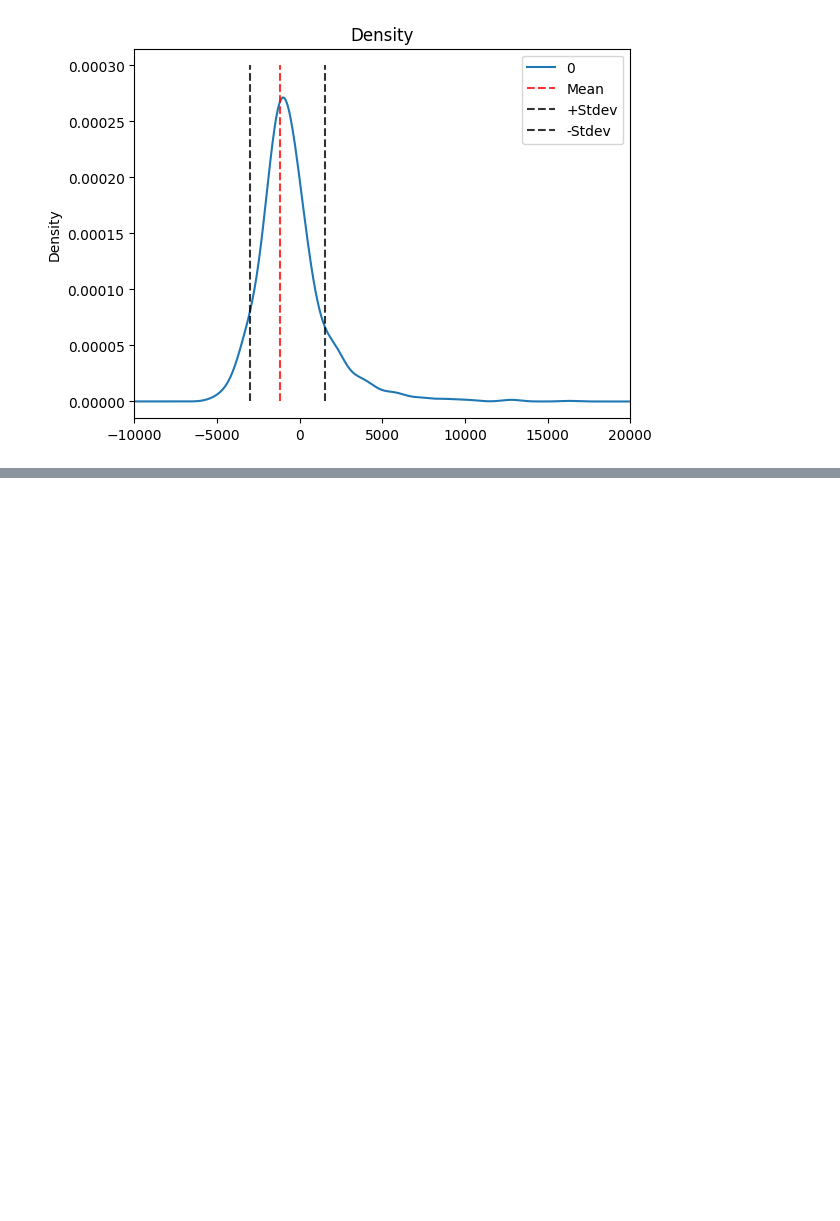
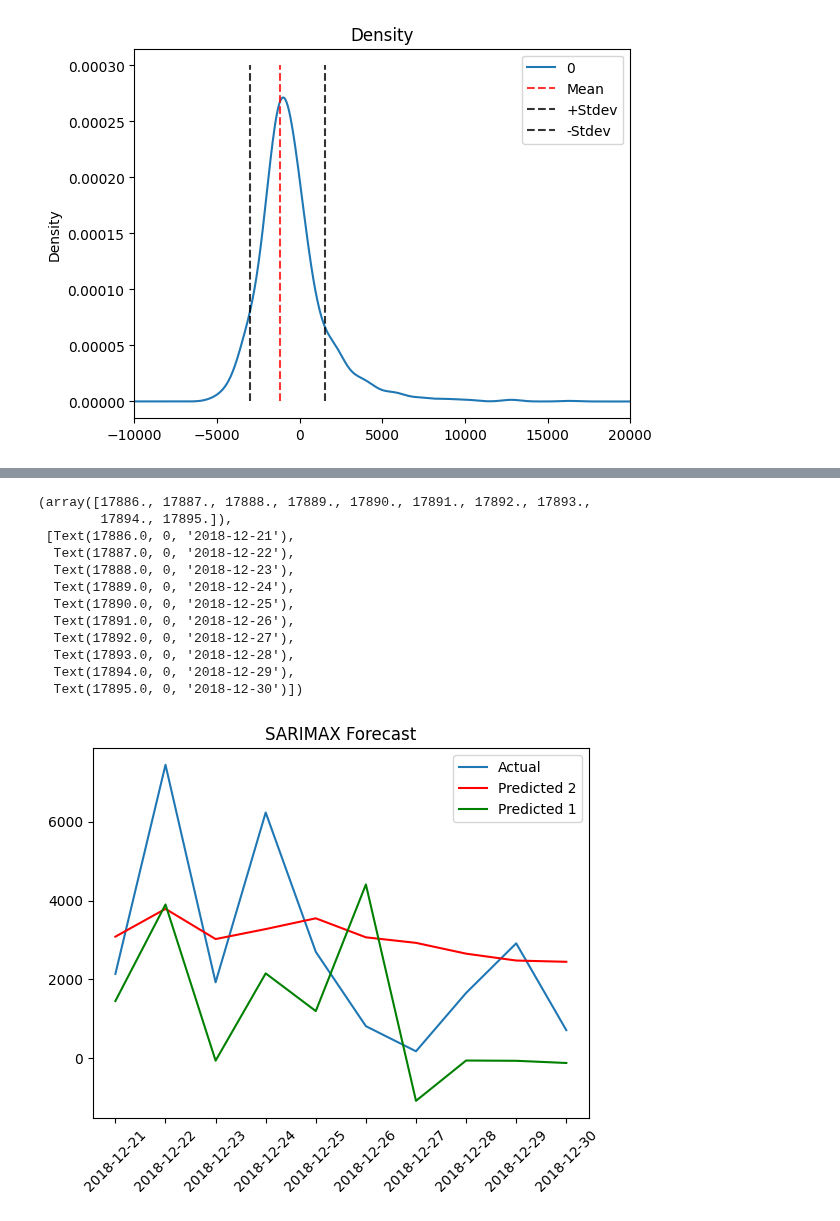
Before and after one commit to MrIsCM/DataProjects, a Jupyter notebook: P1_Sales_DA/predictions.ipynb, the cells around one changed output, grey strips where cells are left out. Cells and saved outputs as stored; diff of their text form; code cells hidden in the pictures; blank space fills up the shorter version.

```diff
--- a/P1_Sales_DA/predictions.ipynb
+++ b/P1_Sales_DA/predictions.ipynb
@@ -342,0 +350,30 @@ dtype: float64
+# %%
+# Predict next 7 days
+steps = end
+forecast_alt = alt_model_fit.get_forecast(steps=steps)
+forecast_dates = pd.date_range(start=df.index[-steps], periods=steps, freq='D')
+forecast_alt = pd.DataFrame(forecast_alt.predicted_mean.values, index=forecast_dates)
+forecast_alt.columns = ['Sales']
+
+plt.figure()
+plt.plot(df['Sales'].iloc[-end:], label='Actual')
+plt.plot(forecast_alt['Sales'], color='red', label='Predicted 2')
+plt.plot(forecast['Sales'], color='green', label='Predicted 1')
+
+plt.title('SARIMAX Forecast')
+plt.legend()
+plt.xticks(rotation=45)
+# %% [output]
+(array([17886., 17887., 17888., 17889., 17890., 17891., 17892., 17893.,
+        17894., 17895.]),
+ [Text(17886.0, 0, '2018-12-21'),
+  Text(17887.0, 0, '2018-12-22'),
+  Text(17888.0, 0, '2018-12-23'),
+  Text(17889.0, 0, '2018-12-24'),
+  Text(17890.0, 0, '2018-12-25'),
+  Text(17891.0, 0, '2018-12-26'),
+  Text(17892.0, 0, '2018-12-27'),
+  Text(17893.0, 0, '2018-12-28'),
+  Text(17894.0, 0, '2018-12-29'),
+  Text(17895.0, 0, '2018-12-30')])
+[figure, added]
```
Also changed, not shown: parts of 1 cell of this notebook.
